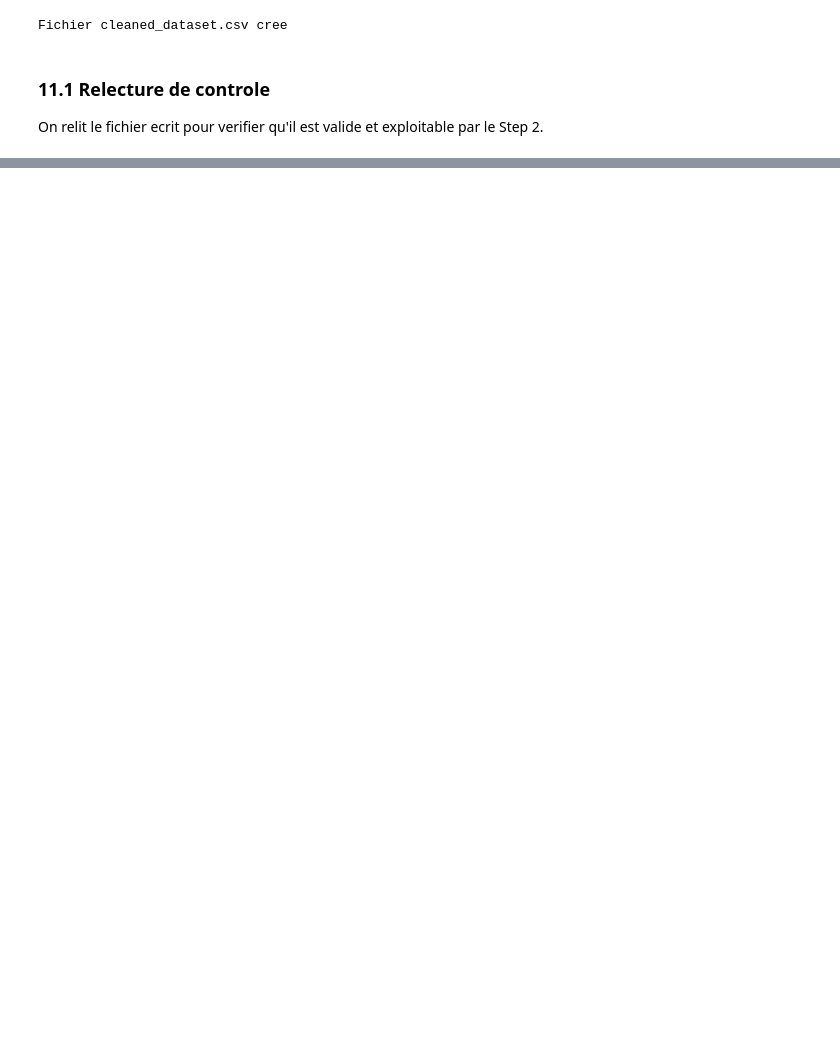
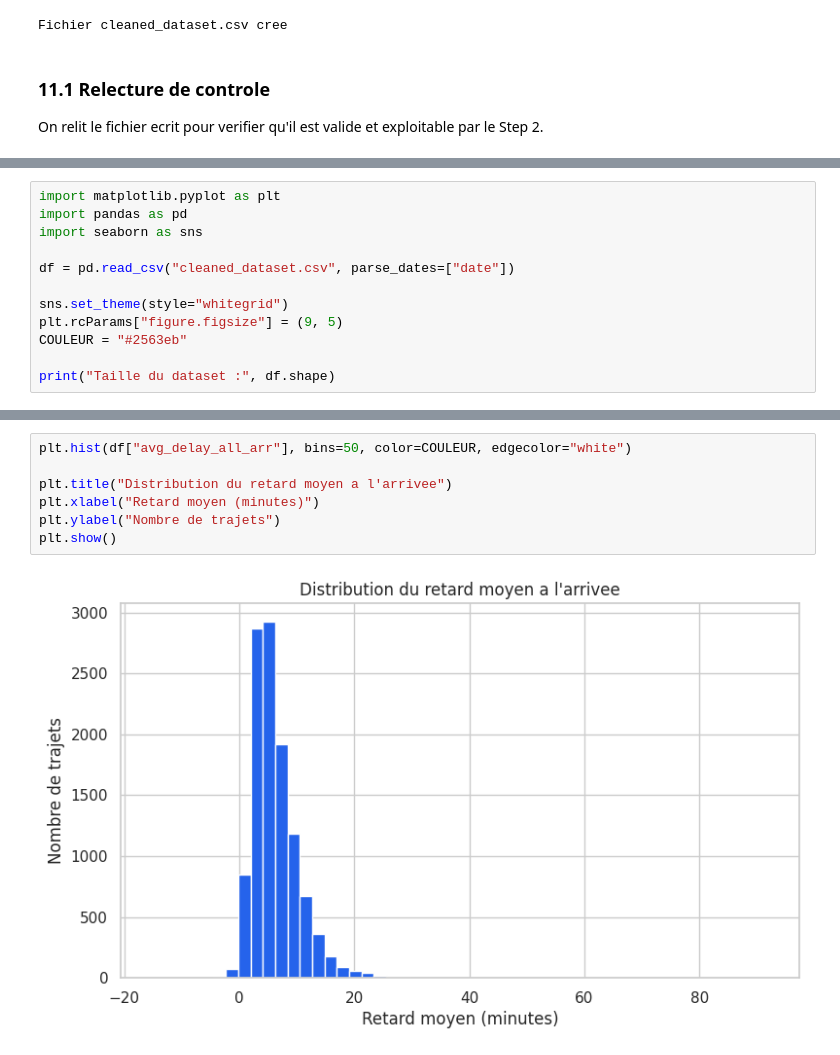
Before and after one commit to Hic-69/tardis_data, a Jupyter notebook: notebooks/tardis_eda.ipynb, the cells around one changed output, grey strips where cells are left out. Cells and saved outputs as stored; diff of their text form; blank space fills up the shorter version.

```diff
--- a/notebooks/tardis_eda.ipynb
+++ b/notebooks/tardis_eda.ipynb
@@ -610,0 +651,12 @@ Taille du fichier relu : (11278, 36)
+# %%
+import matplotlib.pyplot as plt
+import pandas as pd
+import seaborn as sns
+
+df = pd.read_csv("cleaned_dataset.csv", parse_dates=["date"])
+
+sns.set_theme(style="whitegrid")
+plt.rcParams["figure.figsize"] = (9, 5)
+COULEUR = "#2563eb"
+
+print("Taille du dataset :", df.shape)
@@ -610,0 +794,9 @@ Taille du fichier relu : (11278, 36)
+# %%
+plt.hist(df["avg_delay_all_arr"], bins=50, color=COULEUR, edgecolor="white")
+
+plt.title("Distribution du retard moyen a l'arrivee")
+plt.xlabel("Retard moyen (minutes)")
+plt.ylabel("Nombre de trajets")
+plt.show()
+# %% [output]
+[figure, added]
```
Also changed, not shown: parts of 57 cells of this notebook, 2 other files.
